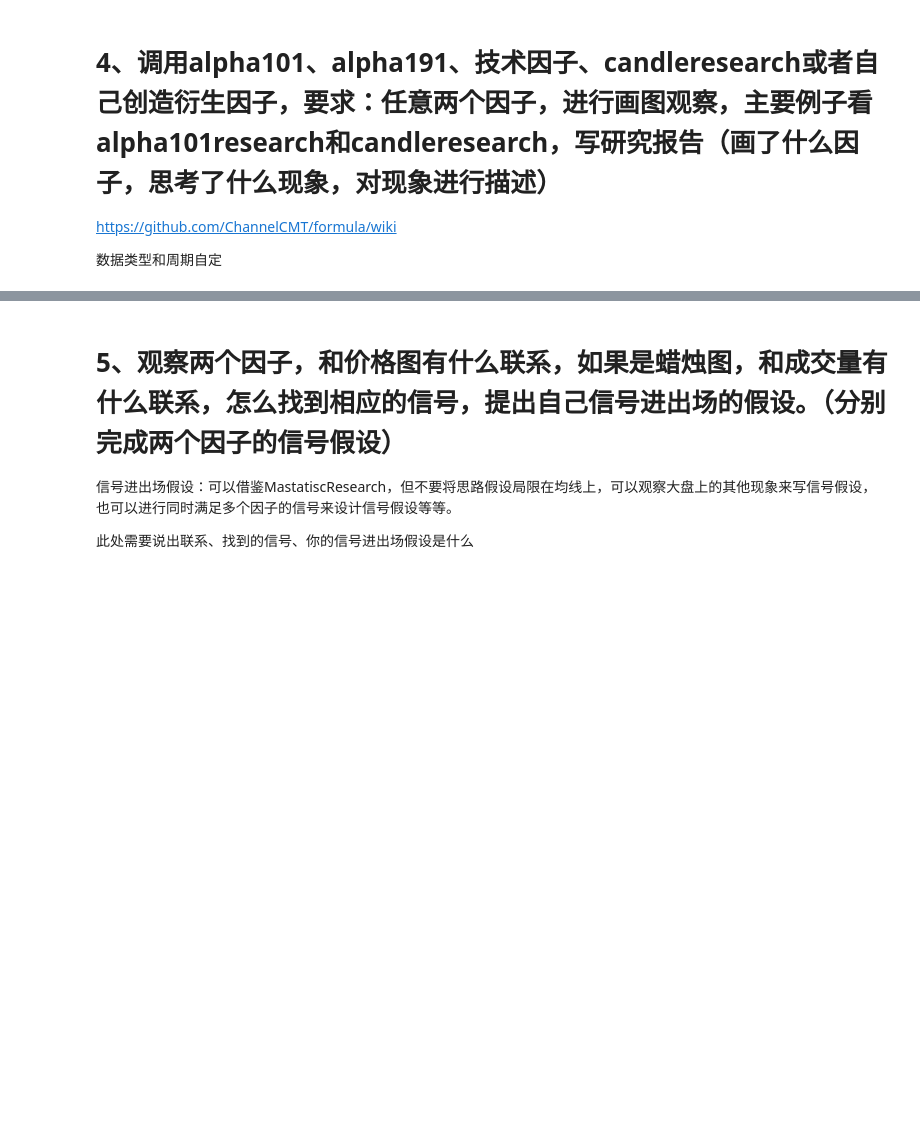
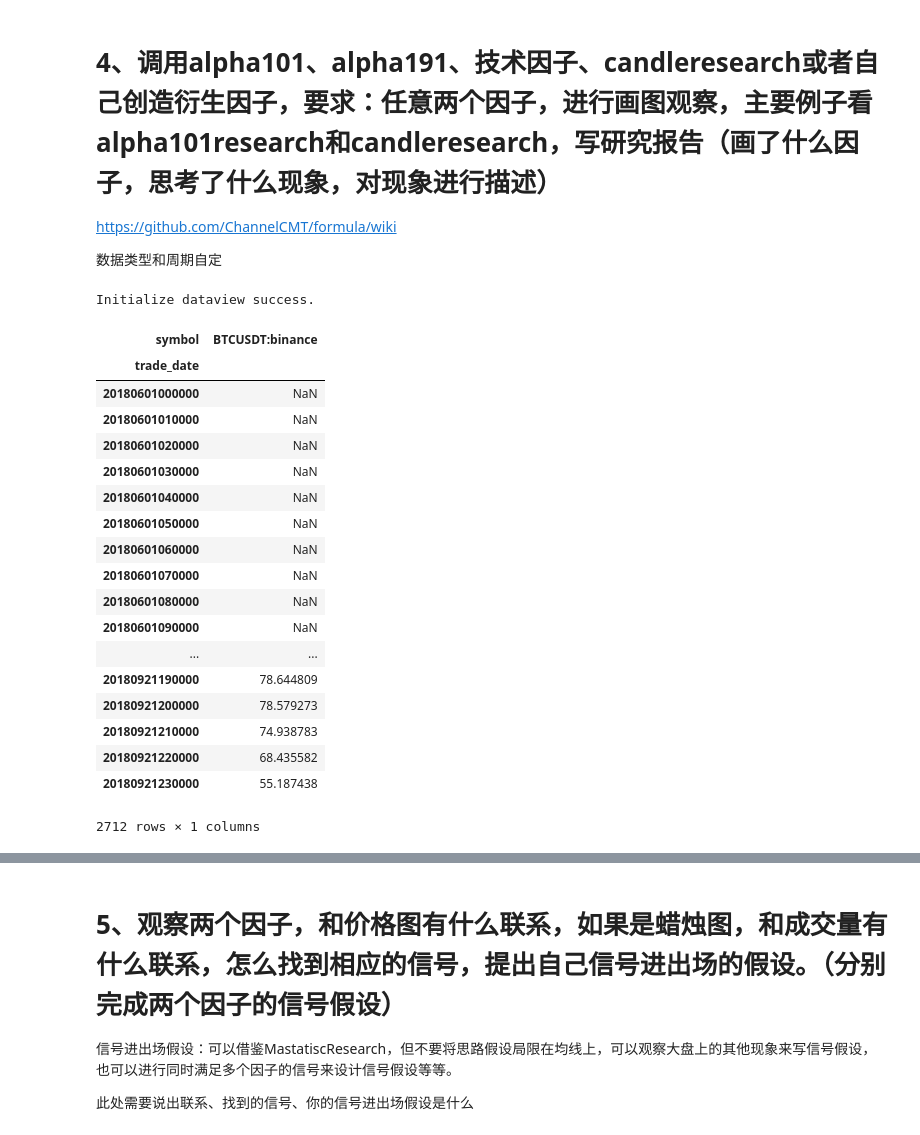
Before and after one commit to chenjlygs/-1-3, a Jupyter notebook: 数据获取与因子绩效试题.ipynb, the cells around one changed output, grey strips where cells are left out. Cells and saved outputs as stored; diff of their text form; code cells hidden in the pictures; blank space fills up the shorter version.

```diff
--- a/数据获取与因子绩效试题.ipynb
+++ b/数据获取与因子绩效试题.ipynb
@@ -248,0 +263,32 @@ https://github.com/ChannelCMT/formula/wiki
+# %%
+from jaqs_fxdayu.data.hf_dataview import HFDataView
+
+dv1H = HFDataView()
+dv1H.create_init_dv(Time_dict.set_index(["trade_date","symbol"]))
+# %% [output]
+Initialize dataview success.
+# %%
+#因子：MACD
+dv1H.add_formula('MACD', "Ta('EMA',0,0,0,0,close,0,12) - Ta('EMA',0,0,0,0,close,0,26)", add_data = True)
+dv1H.add_formula('MACD_Signal', "Ta('EMA',0,0,0,0,MACD,9)", add_data = True)
+dv1H.add_formula('Hist', "2*(MACD-MACD_Signal)", add_data = True)
+# %% [output]
+| symbol | BTCUSDT:binance |
+| trade_date |  |
+| 20180601000000 | NaN |
+| 20180601010000 | NaN |
+| 20180601020000 | NaN |
+| 20180601030000 | NaN |
+| 20180601040000 | NaN |
+| 20180601050000 | NaN |
+| 20180601060000 | NaN |
+| 20180601070000 | NaN |
+| 20180601080000 | NaN |
+| 20180601090000 | NaN |
+| ... | ... |
+| 20180921190000 | 78.644809 |
+| 20180921200000 | 78.579273 |
+| 20180921210000 | 74.938783 |
+| 20180921220000 | 68.435582 |
+| 20180921230000 | 55.187438 |
+2712 rows × 1 columns
```
Also changed, not shown: parts of 7 cells of this notebook.
